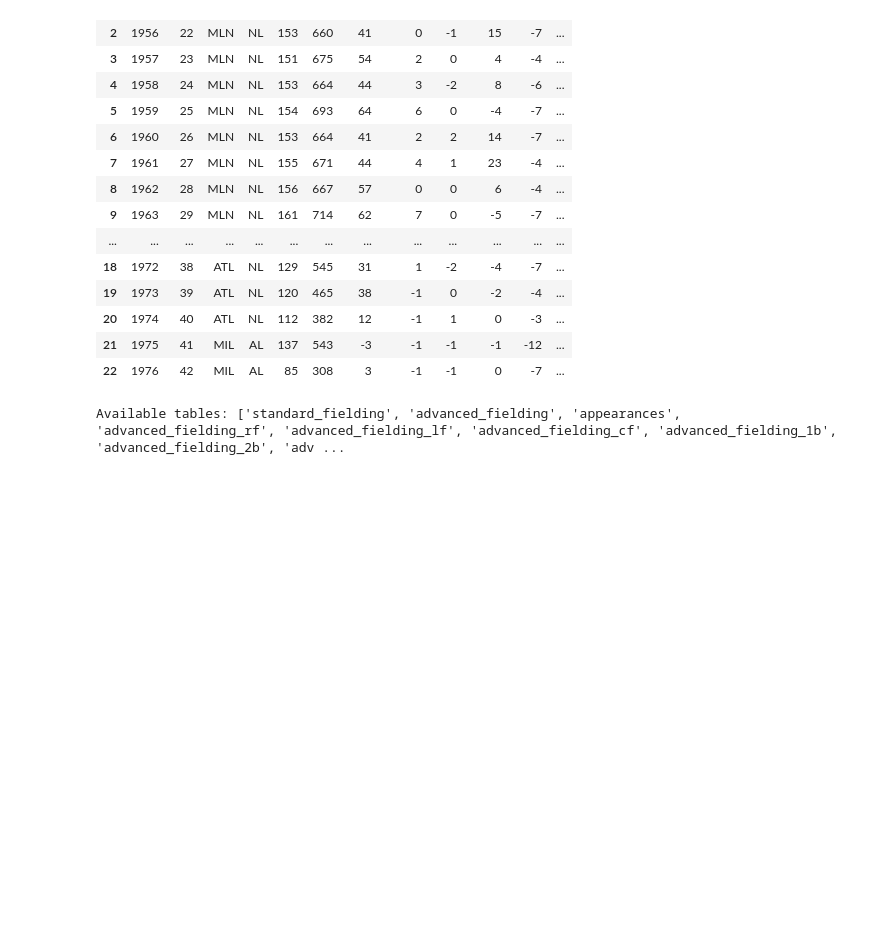
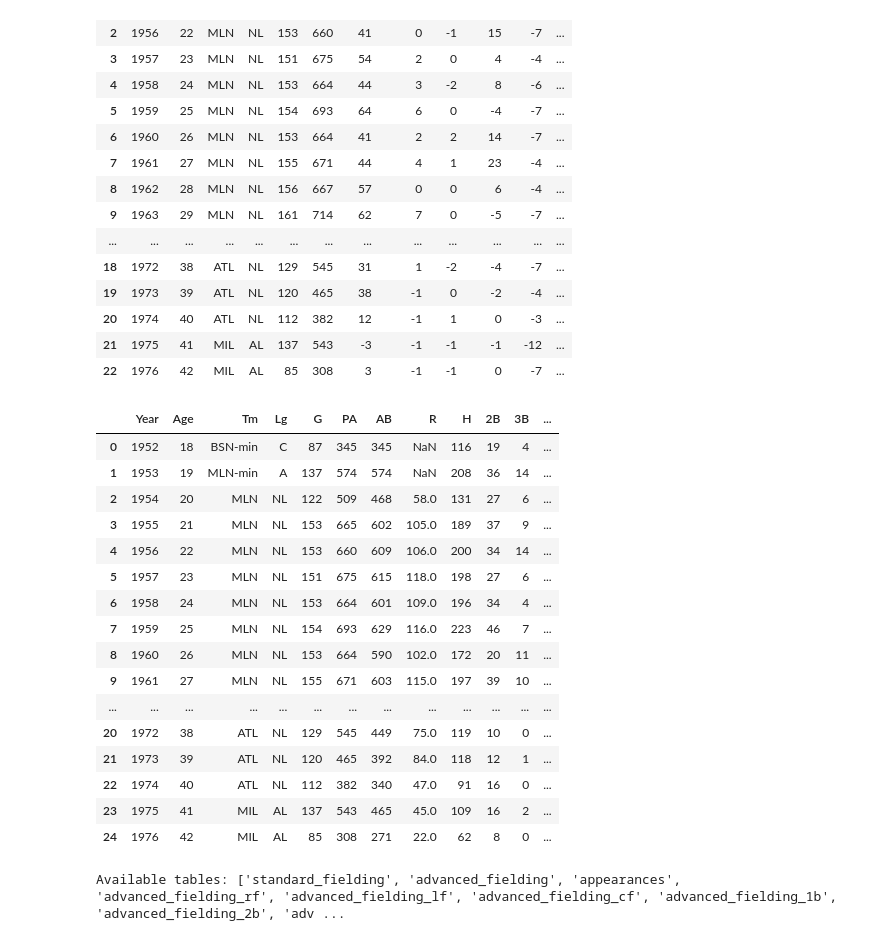
Before and after one commit to double-dose-larry/sportsref, a Jupyter notebook: test_players.ipynb, the cells around one changed output. Cells and saved outputs as stored; diff of their text form; code cells hidden in the pictures; blank space fills up the shorter version.

```diff
--- a/test_players.ipynb
+++ b/test_players.ipynb
@@ -44,6 +44,26 @@ aaron.overview('batting_value')
 | 20 | 1974 | 40 | ATL | NL | 112 | 382 | 12 | -1 | 1 | 0 | -3 | ... |
 | 21 | 1975 | 41 | MIL | AL | 137 | 543 | -3 | -1 | -1 | -1 | -12 | ... |
 | 22 | 1976 | 42 | MIL | AL | 85 | 308 | 3 | -1 | -1 | 0 | -7 | ... |
+# %%
+aaron.overview("batting_standard")
+# %% [output]
+|  | Year | Age | Tm | Lg | G | PA | AB | R | H | 2B | 3B | ... |
+| 0 | 1952 | 18 | BSN-min | C | 87 | 345 | 345 | NaN | 116 | 19 | 4 | ... |
+| 1 | 1953 | 19 | MLN-min | A | 137 | 574 | 574 | NaN | 208 | 36 | 14 | ... |
+| 2 | 1954 | 20 | MLN | NL | 122 | 509 | 468 | 58.0 | 131 | 27 | 6 | ... |
+| 3 | 1955 | 21 | MLN | NL | 153 | 665 | 602 | 105.0 | 189 | 37 | 9 | ... |
+| 4 | 1956 | 22 | MLN | NL | 153 | 660 | 609 | 106.0 | 200 | 34 | 14 | ... |
+| 5 | 1957 | 23 | MLN | NL | 151 | 675 | 615 | 118.0 | 198 | 27 | 6 | ... |
+| 6 | 1958 | 24 | MLN | NL | 153 | 664 | 601 | 109.0 | 196 | 34 | 4 | ... |
+| 7 | 1959 | 25 | MLN | NL | 154 | 693 | 629 | 116.0 | 223 | 46 | 7 | ... |
+| 8 | 1960 | 26 | MLN | NL | 153 | 664 | 590 | 102.0 | 172 | 20 | 11 | ... |
+| 9 | 1961 | 27 | MLN | NL | 155 | 671 | 603 | 115.0 | 197 | 39 | 10 | ... |
+| ... | ... | ... | ... | ... | ... | ... | ... | ... | ... | ... | ... | ... |
+| 20 | 1972 | 38 | ATL | NL | 129 | 545 | 449 | 75.0 | 119 | 10 | 0 | ... |
+| 21 | 1973 | 39 | ATL | NL | 120 | 465 | 392 | 84.0 | 118 | 12 | 1 | ... |
+| 22 | 1974 | 40 | ATL | NL | 112 | 382 | 340 | 47.0 | 91 | 16 | 0 | ... |
+| 23 | 1975 | 41 | MIL | AL | 137 | 543 | 465 | 45.0 | 109 | 16 | 2 | ... |
+| 24 | 1976 | 42 | MIL | AL | 85 | 308 | 271 | 22.0 | 62 | 8 | 0 | ... |
 # %%
 aaron.advanced("advanced_fielding_rf", "f")
 # %% [output]
```
Also changed, not shown: parts of 1 cell of this notebook, 4 other files.
